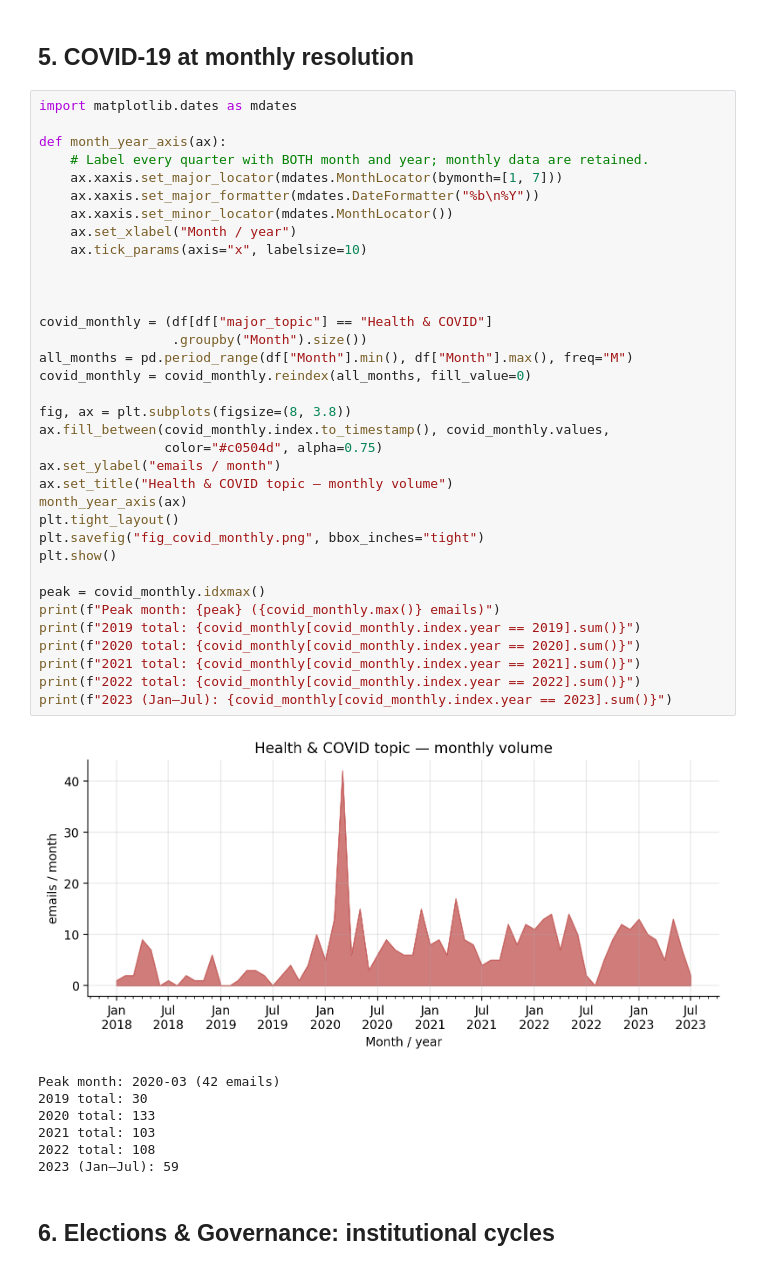
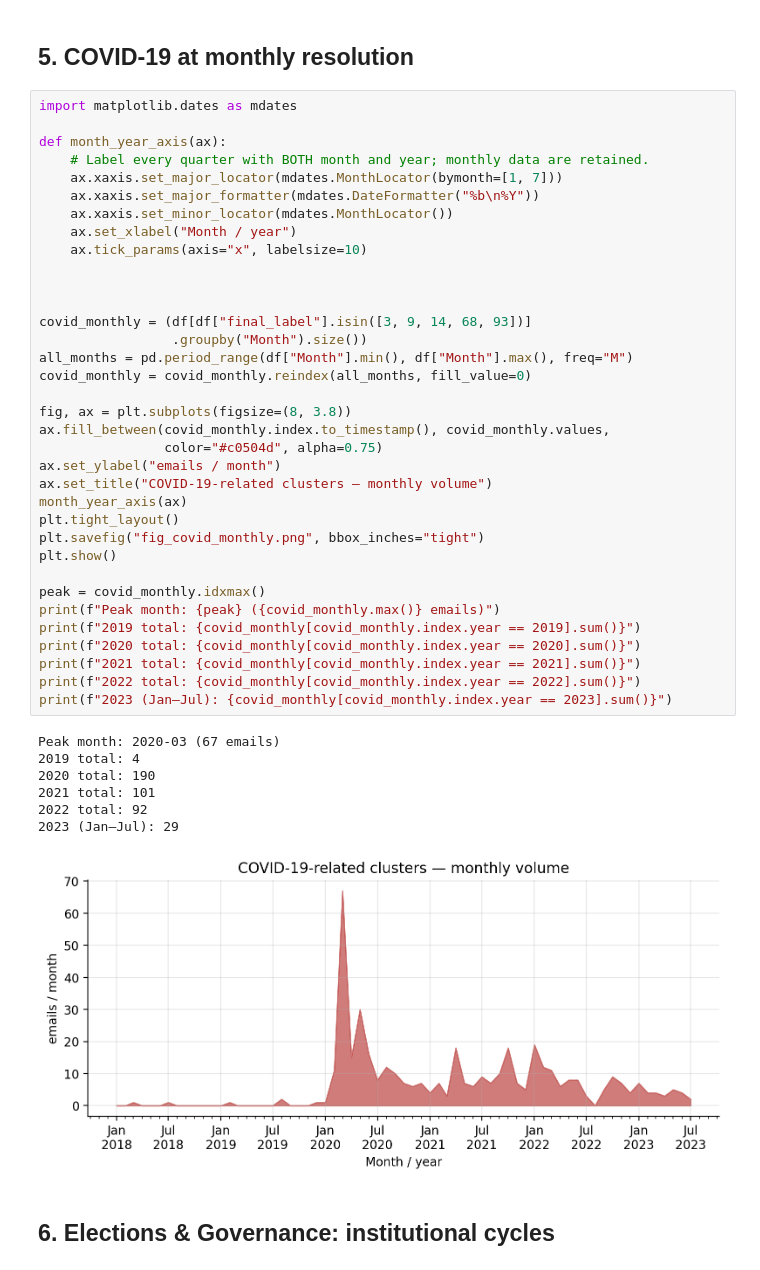
Before and after one commit to dimitrisp1/Diplomatiki_Final, a Jupyter notebook: 10_temporal_analysis.ipynb, the cells around one changed output. Drawn from its saved outputs; the diff is of its cells as text.

```diff
--- a/10_temporal_analysis.ipynb
+++ b/10_temporal_analysis.ipynb
@@ -128,42 +131,42 @@ def month_year_axis(ax):
     # Label every quarter with BOTH month and year; monthly data are retained.
     ax.xaxis.set_major_locator(mdates.MonthLocator(bymonth=[1, 7]))
     ax.xaxis.set_major_formatter(mdates.DateFormatter("%b\n%Y"))
     ax.xaxis.set_minor_locator(mdates.MonthLocator())
     ax.set_xlabel("Month / year")
     ax.tick_params(axis="x", labelsize=10)
 
 
 
-covid_monthly = (df[df["major_topic"] == "Health & COVID"]
+covid_monthly = (df[df["final_label"].isin([3, 9, 14, 68, 93])]
                  .groupby("Month").size())
 all_months = pd.period_range(df["Month"].min(), df["Month"].max(), freq="M")
 covid_monthly = covid_monthly.reindex(all_months, fill_value=0)
 
 fig, ax = plt.subplots(figsize=(8, 3.8))
 ax.fill_between(covid_monthly.index.to_timestamp(), covid_monthly.values,
                 color="#c0504d", alpha=0.75)
 ax.set_ylabel("emails / month")
-ax.set_title("Health & COVID topic — monthly volume")
+ax.set_title("COVID-19-related clusters — monthly volume")
 month_year_axis(ax)
 plt.tight_layout()
 plt.savefig("fig_covid_monthly.png", bbox_inches="tight")
 plt.show()
 
 peak = covid_monthly.idxmax()
 print(f"Peak month: {peak} ({covid_monthly.max()} emails)")
 print(f"2019 total: {covid_monthly[covid_monthly.index.year == 2019].sum()}")
 print(f"2020 total: {covid_monthly[covid_monthly.index.year == 2020].sum()}")
 print(f"2021 total: {covid_monthly[covid_monthly.index.year == 2021].sum()}")
 print(f"2022 total: {covid_monthly[covid_monthly.index.year == 2022].sum()}")
 print(f"2023 (Jan–Jul): {covid_monthly[covid_monthly.index.year == 2023].sum()}")
 # %% [output]
+Peak month: 2020-03 (67 emails)
+2019 total: 4
+2020 total: 190
+2021 total: 101
+2022 total: 92
+2023 (Jan–Jul): 29
-[figure, old version]
+[figure, new version]
-Peak month: 2020-03 (42 emails)
-2019 total: 30
-2020 total: 133
-2021 total: 103
-2022 total: 108
-2023 (Jan–Jul): 59
 # %% [markdown]
 ## 6. Elections & Governance: institutional cycles
 # %%
```
Also changed, not shown: parts of 9 cells of this notebook, 6 other files.
